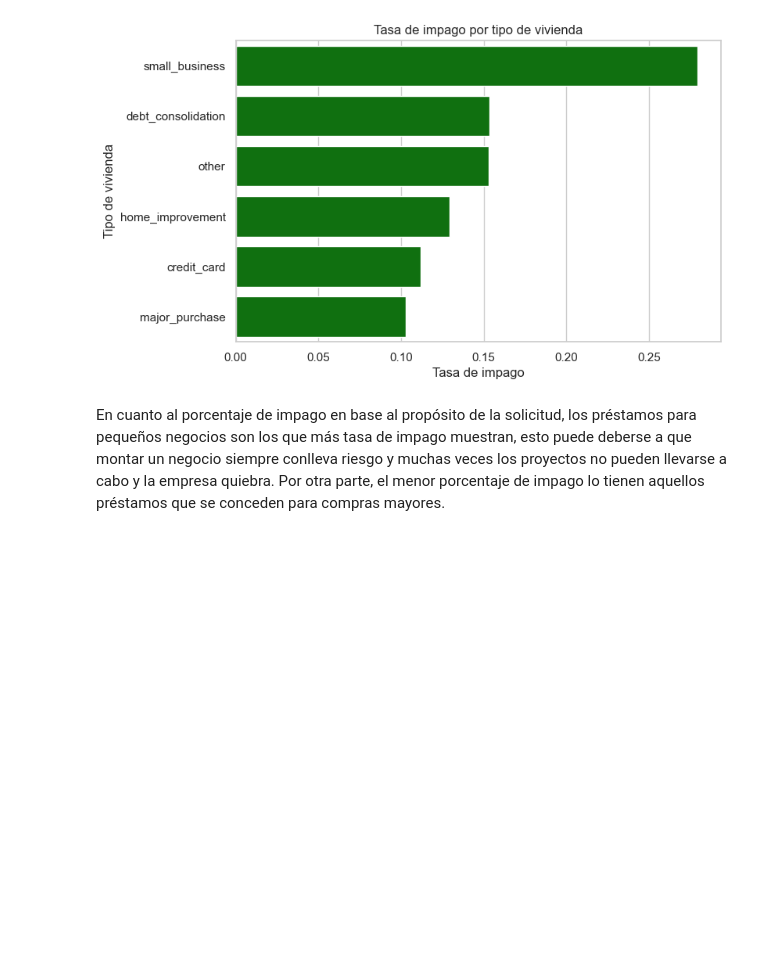
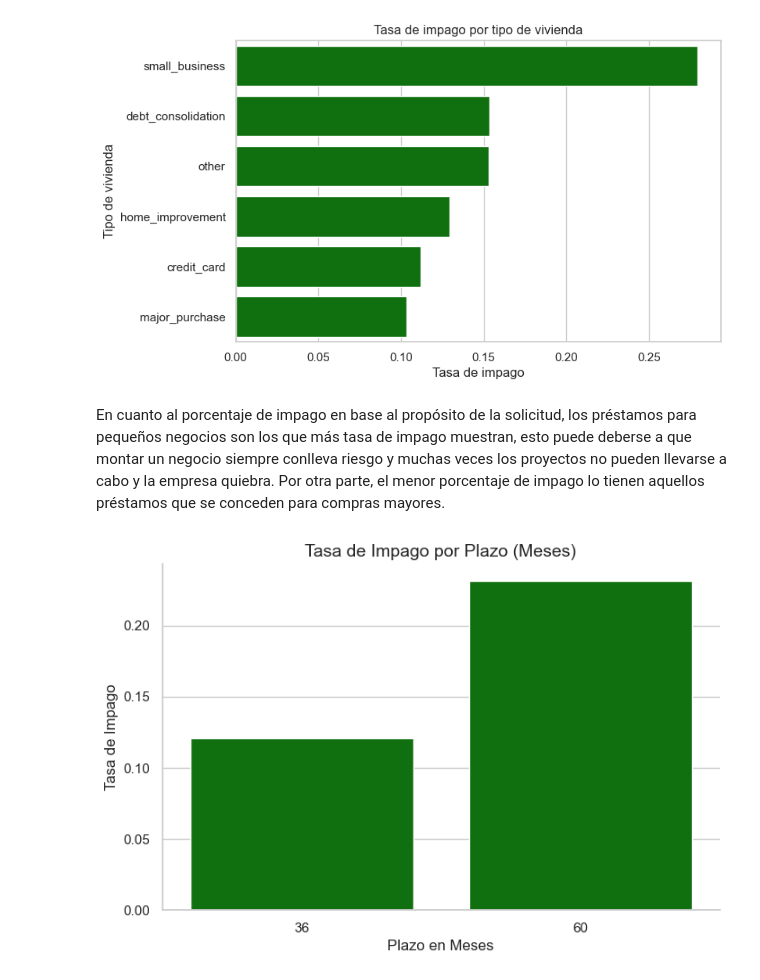
Before and after one commit to Jxweyy/CUNEF__PROYECTO_APRENDIZAJE_AUTOMATICO, a Jupyter notebook: 00_EDA.ipynb, the cells around one changed output. Saved outputs shown, nothing was run; the diff lists cells and outputs as text; code cells hidden in the pictures; blank space fills up the shorter version.

```diff
--- a/00_EDA.ipynb
+++ b/00_EDA.ipynb
@@ -715,3 +668,16 @@ plt.show()
 # %% [markdown]
 En cuanto al porcentaje de impago en base al propósito de la solicitud, los préstamos para pequeños negocios son los que más tasa de impago muestran, esto puede deberse a que montar un negocio siempre conlleva riesgo y muchas veces los proyectos no pueden llevarse a cabo y la empresa quiebra.
 Por otra parte, el menor porcentaje de impago lo tienen aquellos préstamos que se conceden para compras mayores.
+# %%
+plt.figure(figsize=(8, 5))
+
+# Comparamos el riesgo promedio directo entre los plazos disponibles (36 vs 60 meses)
+sns.barplot(data=df, x="plazo_meses", y="impago", errorbar=None, color="green")
+
+plt.title("Tasa de Impago por Plazo (Meses)", fontsize=14)
+plt.ylabel("Tasa de Impago")
+plt.xlabel("Plazo en Meses")
+sns.despine()
+plt.show()
+# %% [output]
+[figure, added]
```
Also changed, not shown: parts of 16 cells of this notebook.
